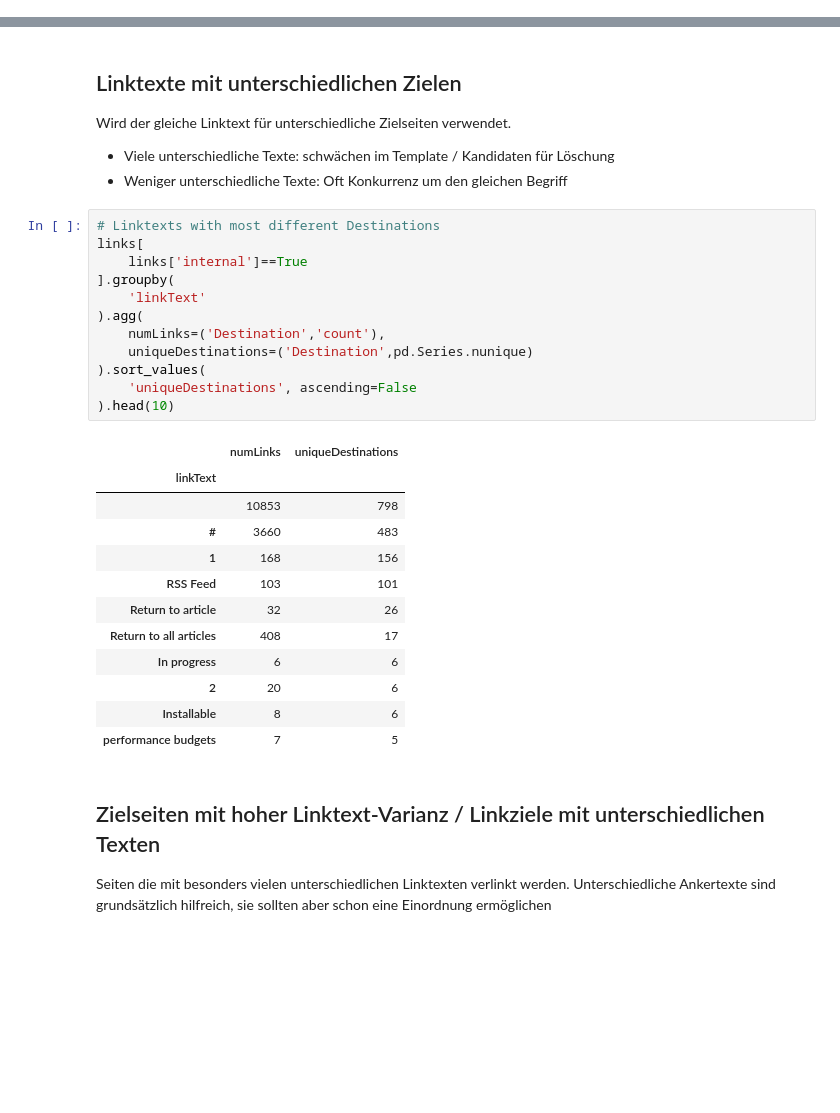
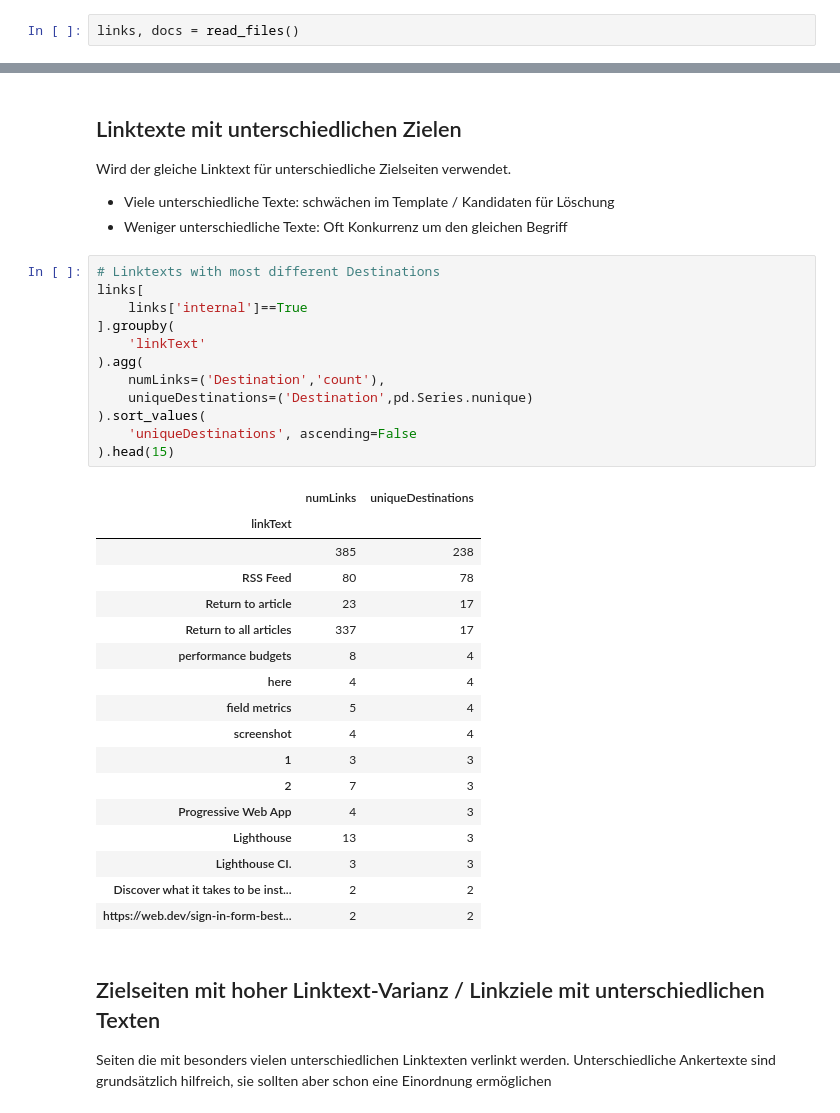
Before and after one commit to wingmenonlinemarketing/iv_colab, a Jupyter notebook: Interne_Verlinkung_optimieren.ipynb, the cells around one changed output, grey strips where cells are left out. Saved outputs shown, nothing was run; the diff lists cells and outputs as text; blank space fills up the shorter version.

```diff
--- a/Interne_Verlinkung_optimieren.ipynb
+++ b/Interne_Verlinkung_optimieren.ipynb
@@ -132,0 +192,2 @@ links['Destination'] = links['Destination'].str.replace('/index.json', '/')
+# %%
+links, docs = read_files()
@@ -169,28 +247,33 @@ Wird der gleiche Linktext für unterschiedliche Zielseiten verwendet.
 # %%
 # Linktexts with most different Destinations
 links[
     links['internal']==True
 ].groupby(
     'linkText'
 ).agg(
     numLinks=('Destination','count'),
     uniqueDestinations=('Destination',pd.Series.nunique)
 ).sort_values(
     'uniqueDestinations', ascending=False
-).head(10)
+).head(15)
 # %% [output]
 |  | numLinks | uniqueDestinations |
 | linkText |  |  |
-|  | 10853 | 798 |
-| # | 3660 | 483 |
-| 1 | 168 | 156 |
-| RSS Feed | 103 | 101 |
-| Return to article | 32 | 26 |
-| Return to all articles | 408 | 17 |
-| In progress | 6 | 6 |
-| 2 | 20 | 6 |
-| Installable | 8 | 6 |
-| performance budgets | 7 | 5 |
+|  | 385 | 238 |
+| RSS Feed | 80 | 78 |
+| Return to article | 23 | 17 |
+| Return to all articles | 337 | 17 |
+| performance budgets | 8 | 4 |
+| here | 4 | 4 |
+| field metrics | 5 | 4 |
+| screenshot | 4 | 4 |
+| 1 | 3 | 3 |
+| 2 | 7 | 3 |
+| Progressive Web App | 4 | 3 |
+| Lighthouse | 13 | 3 |
+| Lighthouse CI. | 3 | 3 |
+| Discover what it takes to be inst... | 2 | 2 |
+| https://web.dev/sign-in-form-best... | 2 | 2 |
 # %% [markdown]
 ## Zielseiten mit hoher Linktext-Varianz / Linkziele mit unterschiedlichen Texten
 Seiten die mit besonders vielen unterschiedlichen Linktexten verlinkt werden.
```
Also changed, not shown: parts of 36 cells of this notebook.
